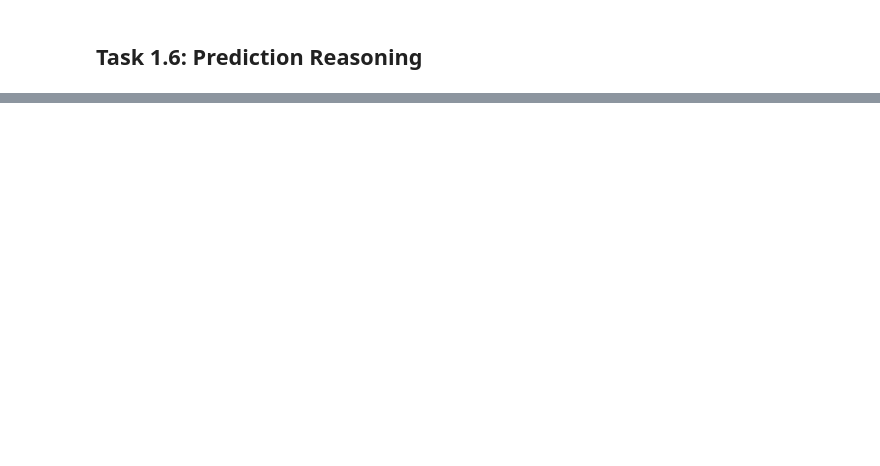
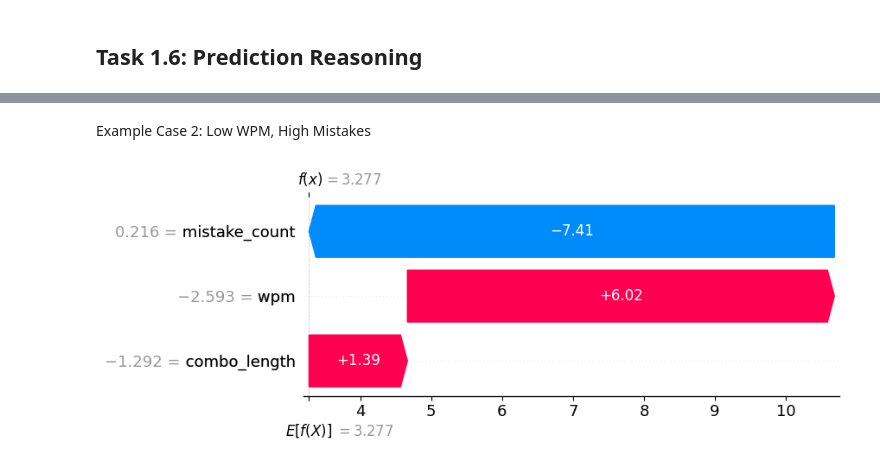
Before and after one commit to KunKid-cmd/RougeType_For_AI-Enabled, a Jupyter notebook: Model_Explainability_And_Reasoning.ipynb, the cells around one changed output, grey strips where cells are left out. Drawn from its saved outputs; the diff is of its cells as text; code cells hidden in the pictures; blank space fills up the shorter version.

```diff
--- a/Model_Explainability_And_Reasoning.ipynb
+++ b/Model_Explainability_And_Reasoning.ipynb
@@ -82,0 +85,26 @@ shap.plots.waterfall(explanation)
+# %% [markdown]
+Example Case 2: Low WPM, High Mistakes
+# %%
+sample = pd.DataFrame([{
+    "wpm": 25,
+    "combo_length": 2,
+    "mistake_count": 5,
+    "recent_accuracy": 0.4,
+    "wave_number": 2
+}])
+
+sample_scaled = scaler.transform(sample)
+
+shap_values_sample = explainer(sample_scaled)
+class_index = 0
+
+explanation = shap.Explanation(
+    values=shap_values_sample.values[0][class_index],
+    base_values=shap_values_sample.base_values[0][class_index],
+    data=sample_scaled[0],
+    feature_names=X.columns.tolist()
+)
+
+shap.plots.waterfall(explanation)
+# %% [output]
+[figure, added]
```
Also changed, not shown: parts of 6 cells of this notebook.
